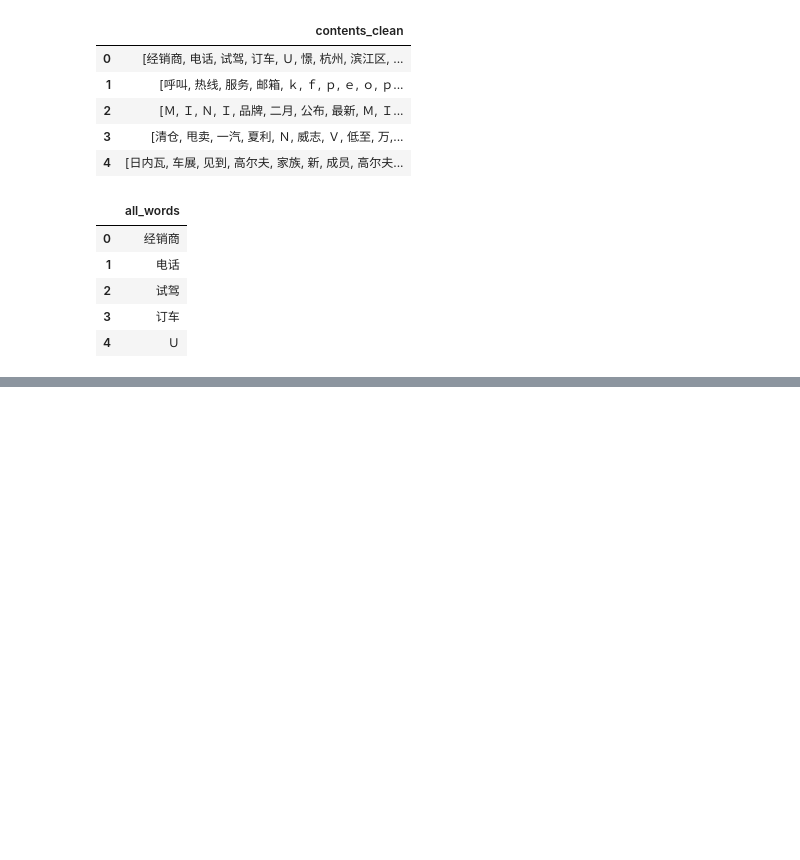
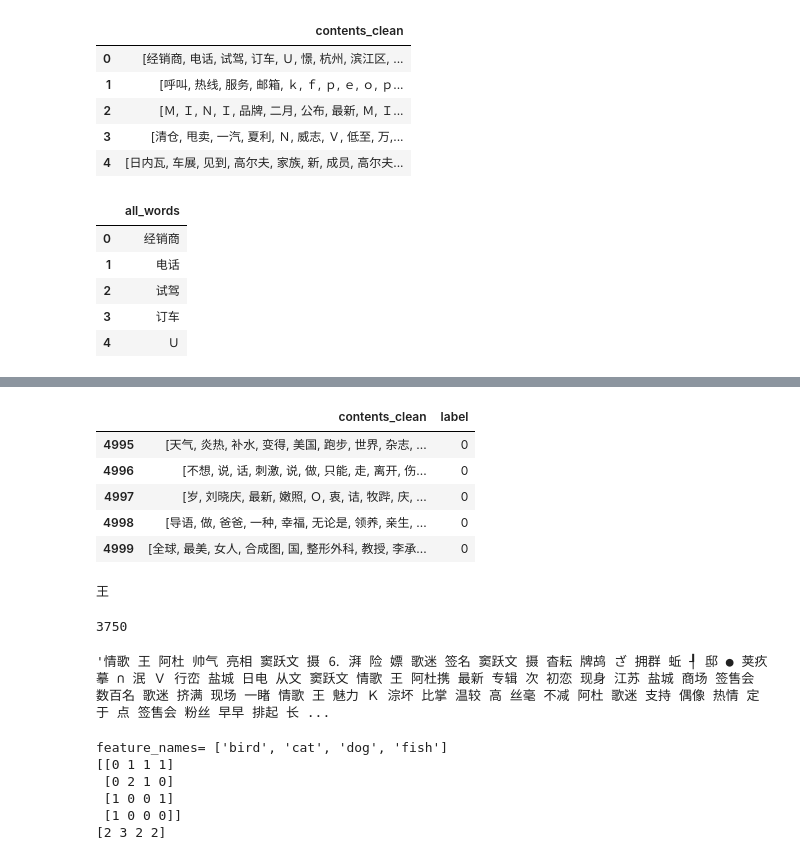
Before and after one commit to liguoqinjim/jupyter_notebook_todo_remove, a Jupyter notebook: notebook_idata_lesson01/Bayes-News/Bayes-News.ipynb, the cells around one changed output, grey strips where cells are left out. Saved outputs shown, nothing was run; the diff lists cells and outputs as text; code cells hidden in the pictures; blank space fills up the shorter version.

```diff
--- a/notebook_idata_lesson01/Bayes-News/Bayes-News.ipynb
+++ b/notebook_idata_lesson01/Bayes-News/Bayes-News.ipynb
@@ -142,0 +242,57 @@ df_all_words[:5]
+# %%
+# 把label列数值化
+label_mapping = {"汽车": 1, "财经": 2, "科技": 3, "健康": 4, "体育": 5, "教育": 6, "文化": 7, "军事": 8, "娱乐": 9, "时尚": 0}
+df_train["label"] = df_train["label"].map(label_mapping)
+df_train.tail()
+# %% [output]
+|  | contents_clean | label |
+| 4995 | [天气, 炎热, 补水, 变得, 美国, 跑步, 世界, 杂志, ... | 0 |
+| 4996 | [不想, 说, 话, 刺激, 说, 做, 只能, 走, 离开, 伤... | 0 |
+| 4997 | [岁, 刘晓庆, 最新, 嫩照, Ｏ, 衷, 诘, 牧跸, 庆, ... | 0 |
+| 4998 | [导语, 做, 爸爸, 一种, 幸福, 无论是, 领养, 亲生, ... | 0 |
+| 4999 | [全球, 最美, 女人, 合成图, 国, 整形外科, 教授, 李承... | 0 |
+# %%
+# 贝叶斯算法分类，CountVectorizer
+from sklearn.model_selection import train_test_split
+
+x_train, x_test, y_train, y_test = train_test_split(
+    df_train["contents_clean"].values,
+    df_train["label"].values,
+    random_state=0)
+
+print(x_train[0][1])
+# %% [output]
+王
+# %%
+words = []
+for line_index in range(len(x_train)):
+    try:
+        #x_train[line_index][word_index] = str(x_train[line_index][word_index])
+        words.append(' '.join(x_train[line_index]))
+    except:
+        print(line_index, word_index)
+
+print(len(words))
+words[0]
+# %% [output]
+3750
+'情歌 王 阿杜 帅气 亮相 窦跃文 摄 ⒍ 湃 险 嫖 歌迷 签名 窦跃文 摄 杳耘 牌鸪 ざ 拥群 蚯 ┦ 邸 ● 荚疚 摹 ∩ 泯 Ｖ 行峦 盐城 日电 从文 窦跃文 情歌 王 阿杜携 最新 专辑 次 初恋 现身 江苏 盐城 商场 签售会 数百名 歌迷 挤满 现场 一睹 情歌 王 魅力 Ｋ 淙坏 比掌 温较 高 丝毫 不减 阿杜 歌迷 支持 偶像 热情 定于 点 签售会 粉丝 早早 排起 长 ...
+# %%
+# CountVectorizer
+from sklearn.feature_extraction.text import CountVectorizer
+
+texts = ["dog cat fish", "dog cat cat", "fish bird", "bird"]
+cv = CountVectorizer()
+cv_fit = cv.fit_transform(texts)
+
+print("feature_names=", cv.get_feature_names())
+print(cv_fit.toarray())
+
+print(cv_fit.toarray().sum(axis=0))
+# %% [output]
+feature_names= ['bird', 'cat', 'dog', 'fish']
+[[0 1 1 1]
+ [0 2 1 0]
+ [1 0 0 1]
+ [1 0 0 0]]
+[2 3 2 2]
```
Also changed, not shown: parts of 12 cells of this notebook.
